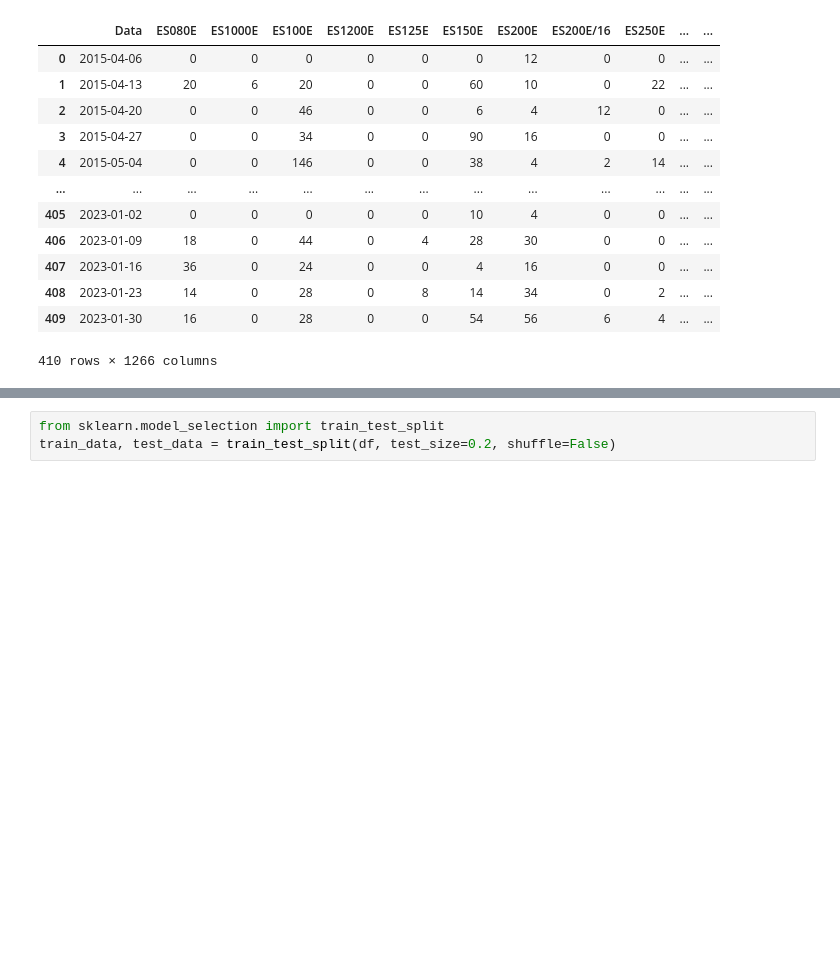
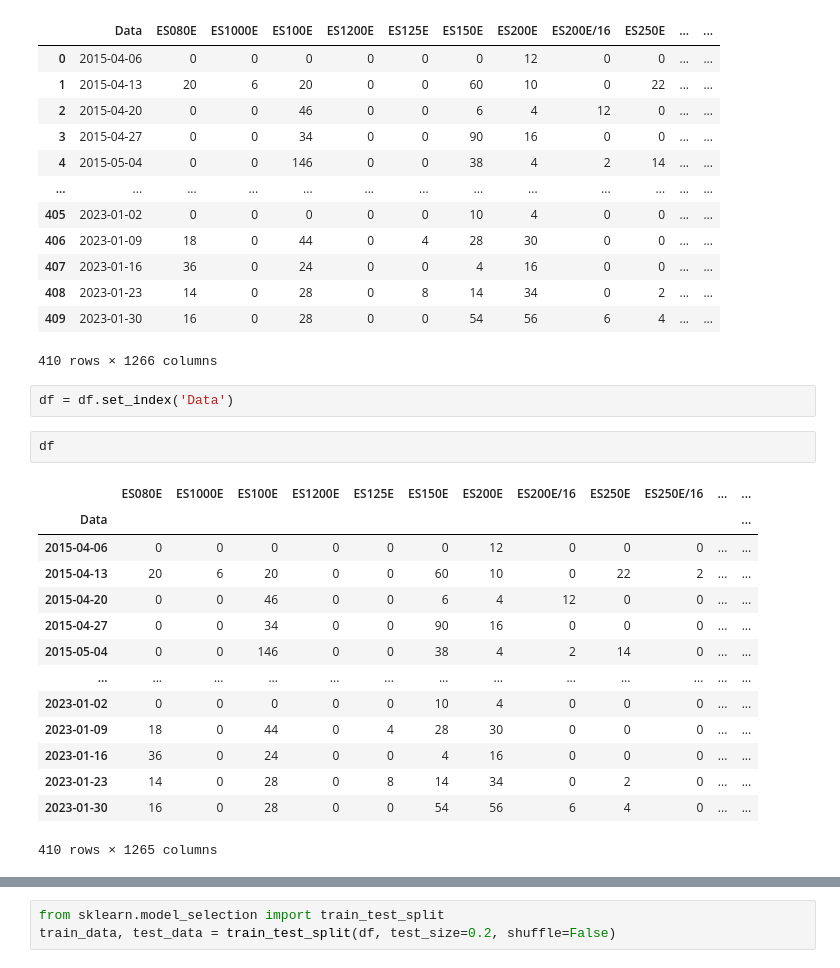
Before and after one commit to M-Kacprowicz/forecasting-tool, a Jupyter notebook: data_split.ipynb, the cells around one changed output, grey strips where cells are left out. Drawn from its saved outputs; the diff is of its cells as text; blank space fills up the shorter version.

```diff
--- a/data_split.ipynb
+++ b/data_split.ipynb
@@ -18,3 +18,22 @@ df
 | 408 | 2023-01-23 | 14 | 0 | 28 | 0 | 8 | 14 | 34 | 0 | 2 | ... | ... |
 | 409 | 2023-01-30 | 16 | 0 | 28 | 0 | 0 | 54 | 56 | 6 | 4 | ... | ... |
 410 rows × 1266 columns
+# %%
+df = df.set_index('Data')
+# %%
+df
+# %% [output]
+|  | ES080E | ES1000E | ES100E | ES1200E | ES125E | ES150E | ES200E | ES200E/16 | ES250E | ES250E/16 | ... | ... |
+| Data |  |  |  |  |  |  |  |  |  |  |  | ... |
+| 2015-04-06 | 0 | 0 | 0 | 0 | 0 | 0 | 12 | 0 | 0 | 0 | ... | ... |
+| 2015-04-13 | 20 | 6 | 20 | 0 | 0 | 60 | 10 | 0 | 22 | 2 | ... | ... |
+| 2015-04-20 | 0 | 0 | 46 | 0 | 0 | 6 | 4 | 12 | 0 | 0 | ... | ... |
+| 2015-04-27 | 0 | 0 | 34 | 0 | 0 | 90 | 16 | 0 | 0 | 0 | ... | ... |
+| 2015-05-04 | 0 | 0 | 146 | 0 | 0 | 38 | 4 | 2 | 14 | 0 | ... | ... |
+| ... | ... | ... | ... | ... | ... | ... | ... | ... | ... | ... | ... | ... |
+| 2023-01-02 | 0 | 0 | 0 | 0 | 0 | 10 | 4 | 0 | 0 | 0 | ... | ... |
+| 2023-01-09 | 18 | 0 | 44 | 0 | 4 | 28 | 30 | 0 | 0 | 0 | ... | ... |
+| 2023-01-16 | 36 | 0 | 24 | 0 | 0 | 4 | 16 | 0 | 0 | 0 | ... | ... |
+| 2023-01-23 | 14 | 0 | 28 | 0 | 8 | 14 | 34 | 0 | 2 | 0 | ... | ... |
+| 2023-01-30 | 16 | 0 | 28 | 0 | 0 | 54 | 56 | 6 | 4 | 0 | ... | ... |
+410 rows × 1265 columns
```
Also changed, not shown: parts of 7 cells of this notebook, 10 other files.
